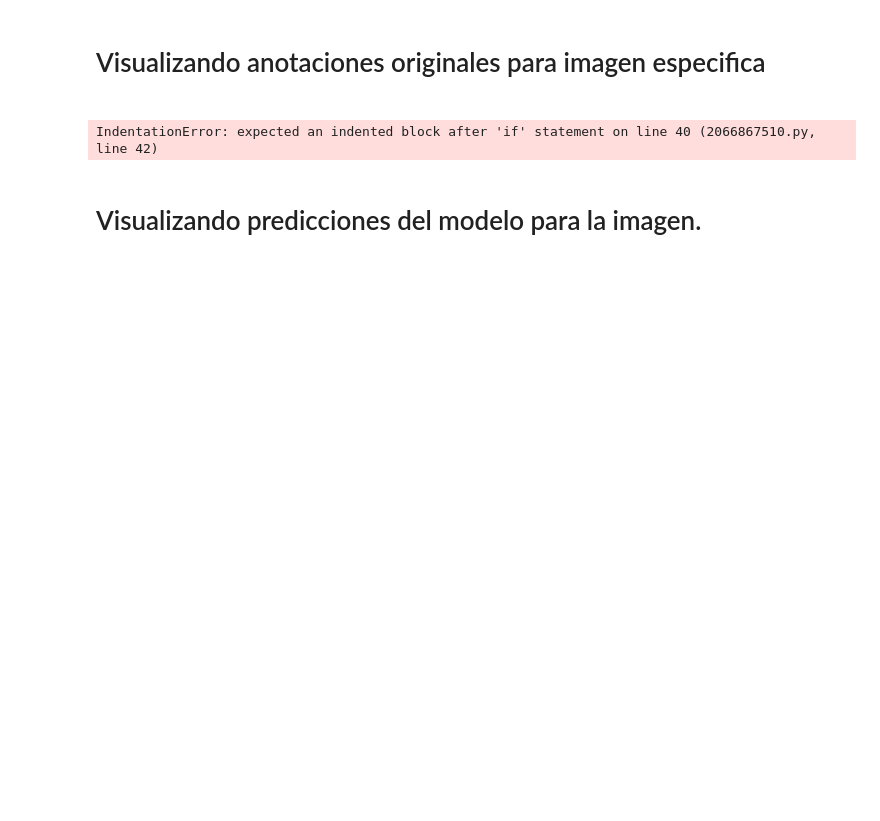
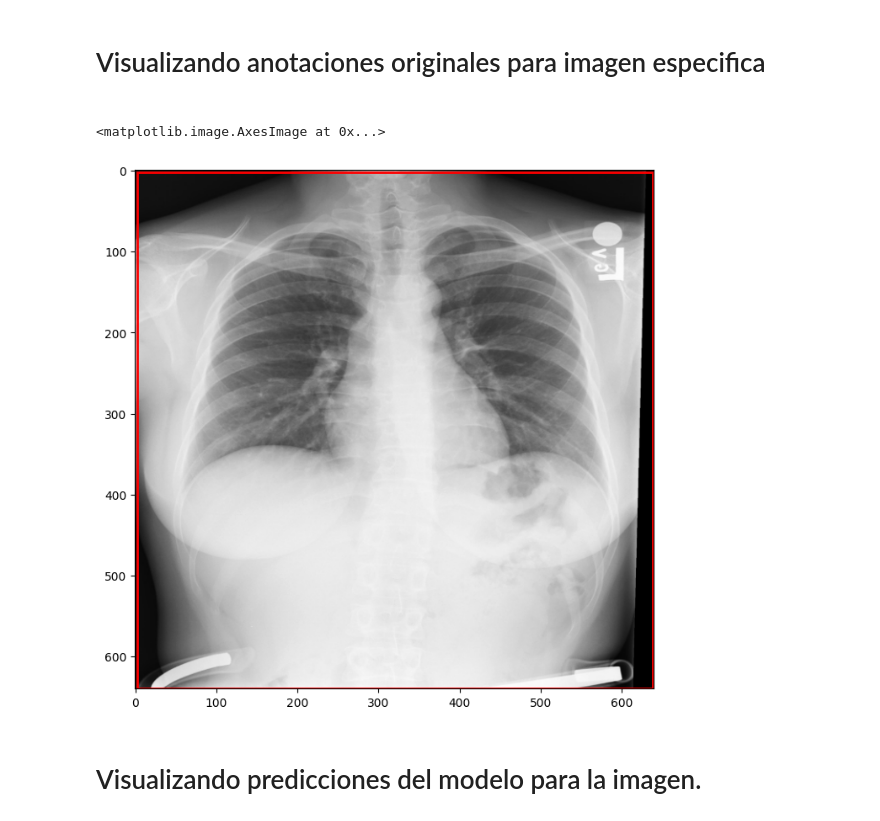
Before and after one commit to DeadWolfX/COVID, a Jupyter notebook: Codigos_Modificados/YOLO/EntrenaYOLO.ipynb, the cells around one changed output. Saved outputs shown, nothing was run; the diff lists cells and outputs as text; code cells hidden in the pictures; blank space fills up the shorter version.

```diff
--- a/EntrenaYOLO.ipynb
+++ b/Codigos_Modificados/YOLO/EntrenaYOLO.ipynb
@@ -815,7 +816,7 @@ import numpy as np
 import matplotlib.pyplot as plt
 import matplotlib.patches as patches
 from ultralytics import YOLO
-import panadas as pd
+import pandas as pd
 from ast import literal_eval
 import os
 
@@ -832,21 +833,24 @@ def yolon_to_xywh(bb,scale):
 
 
 #conjunto utilizado
-conj='RSNAS' #RSNAS,RSNAI,RSNAC,Xray14,SIIM
+conj='RSNAC' #RSNAS,RSNAI,RSNAC,Xray14,SIIM
 
 #imagen que queremos predecir
-imagen_name='dc3f50d6-3e8c-4c5b-814b-3f2043165556.png'
+#imagen_name='f87e319e-34e7-4d47-893f-8a004ffcb94f.png'
 
-#abrimos imagen
-imagen = Image.open(rt+imagen_name)
+#opacities
 
-# Convierte la imagen a un arreglo NumPy
-imagen_array = np.array(imagen)
+imagen_name='dcbc1eb6-52a1-41ab-862c-547f94f0ee05.png'
+#imagen_name='df13cd6b-0b39-40ee-811c-9df848963965.png'
+#imagen_name='f8a015d6-f7e6-4dd6-8984-6db9ae4c556b.png'
+#imagen_name='f87e319e-34e7-4d47-893f-8a004ffcb94f.png'
 
-#tamaño de imagen (cuadrada)
-scale=640
+#sanos
+#imagen_name='e7c99332-9671-4a8a-b2b6-3fe896cd8b43.png'
+#imagen_name='f1c8caa2-a6dc-40c0-ab85-4769688f1eec.png'
+#imagen_name='f35df256-c4bf-4767-b9ab-bdf429af9903.png'
+#imagen_name='f669b477-d922-45cd-9e15-2e560c8a065e.png'
 
-bboxes=[]
 #para RSNA con imagenes que tienen etiquetas de solo opacidad
 if conj=='RSNAS':
     rl='/home/jair/COVID/rsna/datasets/opacity_labels_yolo/labels/test/'
@@ -865,39 +869,51 @@ if conj=='RSNAC':
     #raiz donde estan las imagens de prueba
     rt='/home/jair/COVID/rsna/datasets/rsna640opacity/images/test/'
 
 #para Xray14 con imagenes con etiquetas de opacidad e imagen completa
 if conj=='Xray14':
     rl='/home/jair/COVID/NIHX14/datasets/yolo/640/labels/test/'
     #raiz donde estan las imagens de prueba
     rt='/home/jair/COVID/NIHX14/datasets/yolo/640/images/test/'
 
 #para SIIMCOVID con imagenes con etiquetas de opacidad e imagen completa
 if conj=='SIIM':
     rl='/home/jair/COVID/siimcovid/datasets/yolo/labels/test/'
     #raiz donde estan las imagens de prueba
     rt='/home/jair/COVID/siimcovid/datasets/yolo/images/test/'
 
+#abrimos imagen
+imagen = Image.open(rt+imagen_name)
+
+# Convierte la imagen a un arreglo NumPy
+imagen_array = np.array(imagen)
+
+#tamaño de imagen (cuadrada)
+scale=640
+
+bboxes=[]
+
 anotation=rl+imagen_name.replace('png','txt')
 if os.path.exists(anotation):
     with open(anotation, 'r') as archivo_txt:
         for linea in archivo_txt:
             partes = linea.split()
             valores = [float(valor) for valor in partes[1:]]
             bboxes.append(valores)
-
 #muestra anotaciones de la imagen
 fig, ax= plt.subplots(1, 1, figsize=(8, 8), facecolor='w', edgecolor='b')
 
 if len(bboxes)>0:
     for bb in bboxes:
-        #convierte bbox de formato yolo a xywh
-        bbp=yolon_to_xywh(bb,scale)
-        #dibuja recuadros
-        patch = ax.add_patch(patches.Rectangle((bbp[0],bbp[1]),bbp[2],bbp[3],fill=False,edgecolor='red',lw=2))
+        if len(bb)>0:
+            #convierte bbox de formato yolo a xywh
+            bbp=yolon_to_xywh(bb,scale)
+            #dibuja recuadros
+            patch = ax.add_patch(patches.Rectangle((bbp[0],bbp[1]),bbp[2],bbp[3],fill=False,edgecolor='red',lw=2))
 
 ax.imshow(imagen_array)
 # %% [output]
-IndentationError: expected an indented block after 'if' statement on line 40 (2066867510.py, line 42)
+<matplotlib.image.AxesImage at 0x...>
+[figure, added]
 # %% [markdown]
 <h1>Visualizando predicciones del modelo para la imagen.</h1>
 # %%
```
Also changed, not shown: parts of 2 cells of this notebook, 4 other files.
